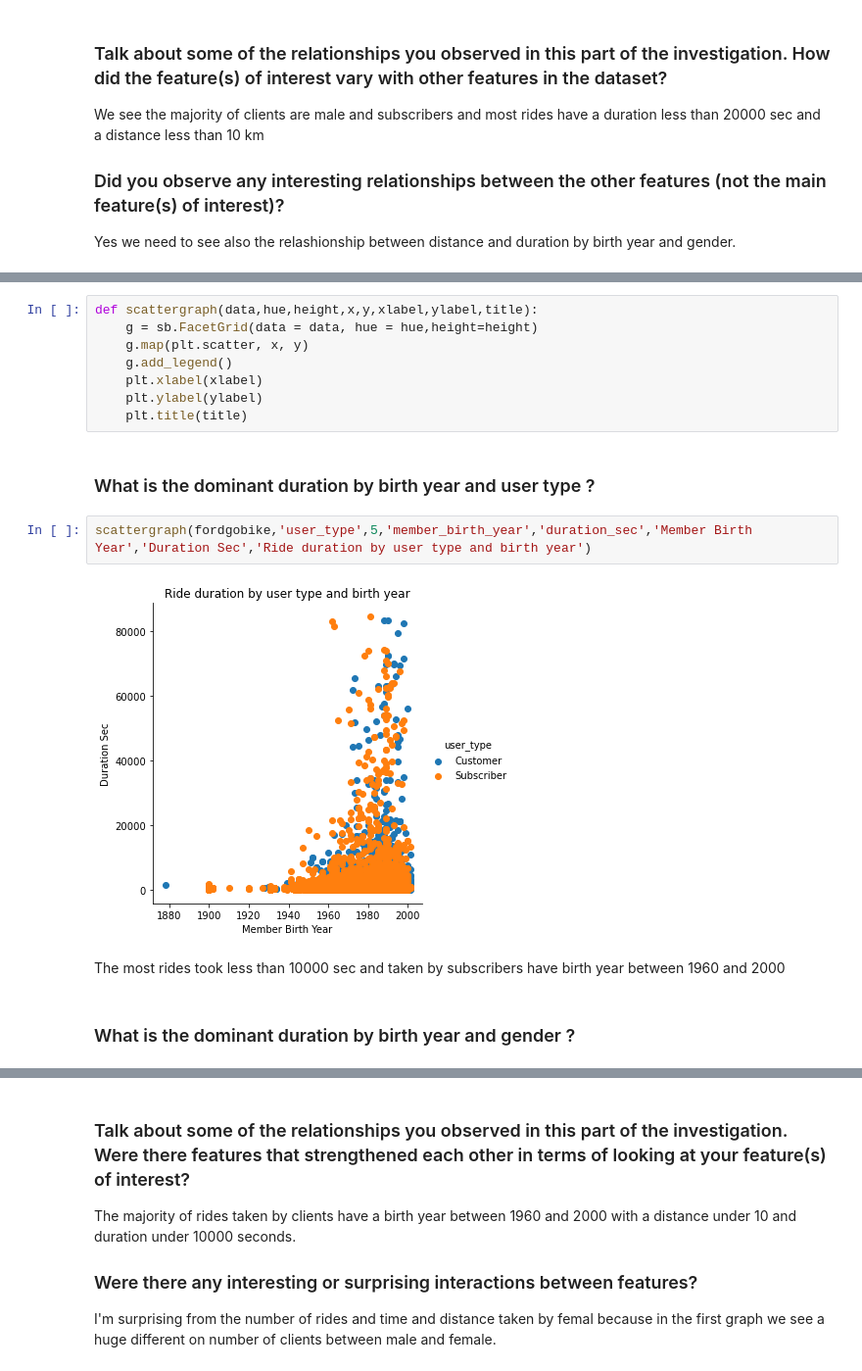
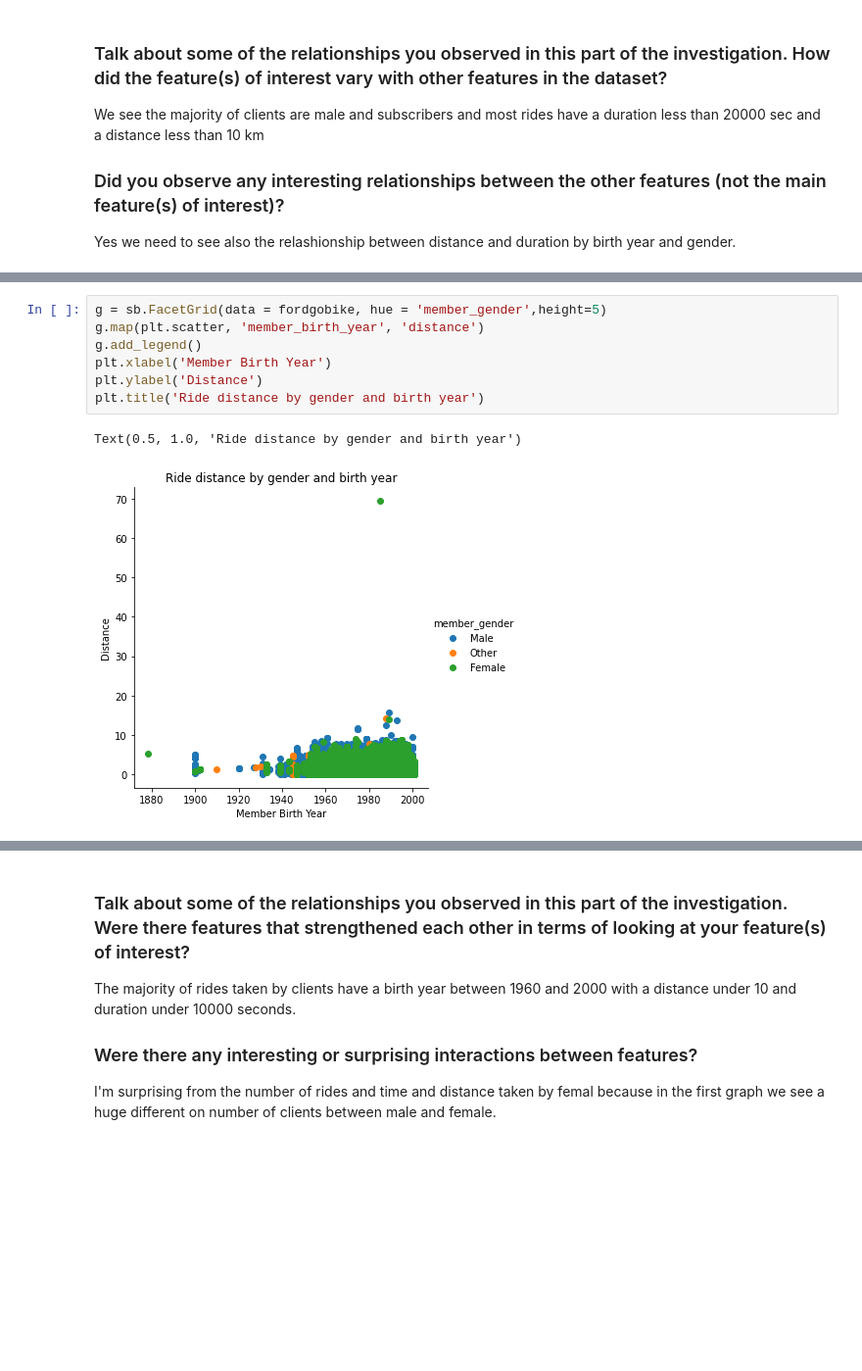
Before and after one commit to aribihamza/Communicate-Data-Findings---fordgobike, a Jupyter notebook: Part_I_exploration_template.ipynb, the cells around one changed output, grey strips where cells are left out. Shown at 98% size. Drawn from its saved outputs; the diff is of its cells as text; blank space fills up the shorter version.

```diff
--- a/Part_I_exploration_template.ipynb
+++ b/Part_I_exploration_template.ipynb
@@ -245,18 +246,10 @@ Yes we need to see also the relashionship between distance and duration by birth
 # %%
-def scattergraph(data,hue,height,x,y,xlabel,ylabel,title):
-    g = sb.FacetGrid(data = data, hue = hue,height=height)
-    g.map(plt.scatter, x, y)
-    g.add_legend()
-    plt.xlabel(xlabel)
-    plt.ylabel(ylabel)
-    plt.title(title)
+g = sb.FacetGrid(data = fordgobike, hue = 'member_gender',height=5)
+g.map(plt.scatter, 'member_birth_year', 'distance')
+g.add_legend()
+plt.xlabel('Member Birth Year')
+plt.ylabel('Distance')
+plt.title('Ride distance by gender and birth year')
+# %% [output]
+Text(0.5, 1.0, 'Ride distance by gender and birth year')
+[figure, added]
-# %% [markdown]
-### What is the dominant duration by birth year and user type ?
-# %%
-scattergraph(fordgobike,'user_type',5,'member_birth_year','duration_sec','Member Birth Year','Duration Sec','Ride duration by user type and birth year')
-# %% [output]
-[figure, removed]
-# %% [markdown]
-The most rides took less than 10000 sec and taken by subscribers have birth year between 1960 and 2000
-# %% [markdown]
-### What is the dominant duration by birth year and gender ?
```
Also changed, not shown: parts of 40 cells of this notebook, 3 other files.
